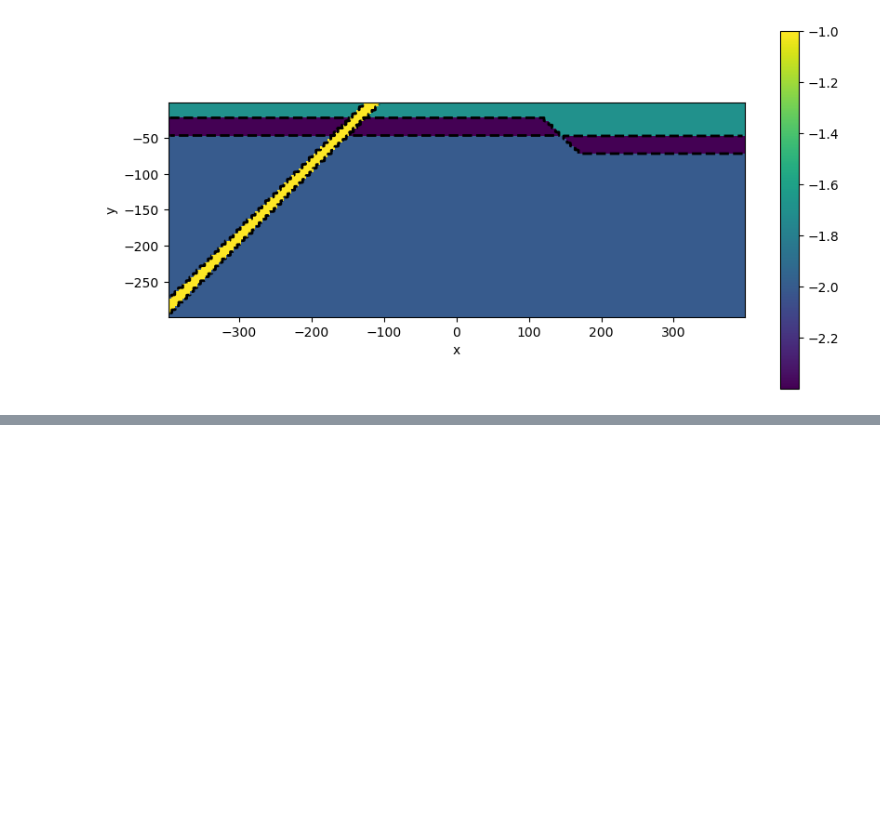
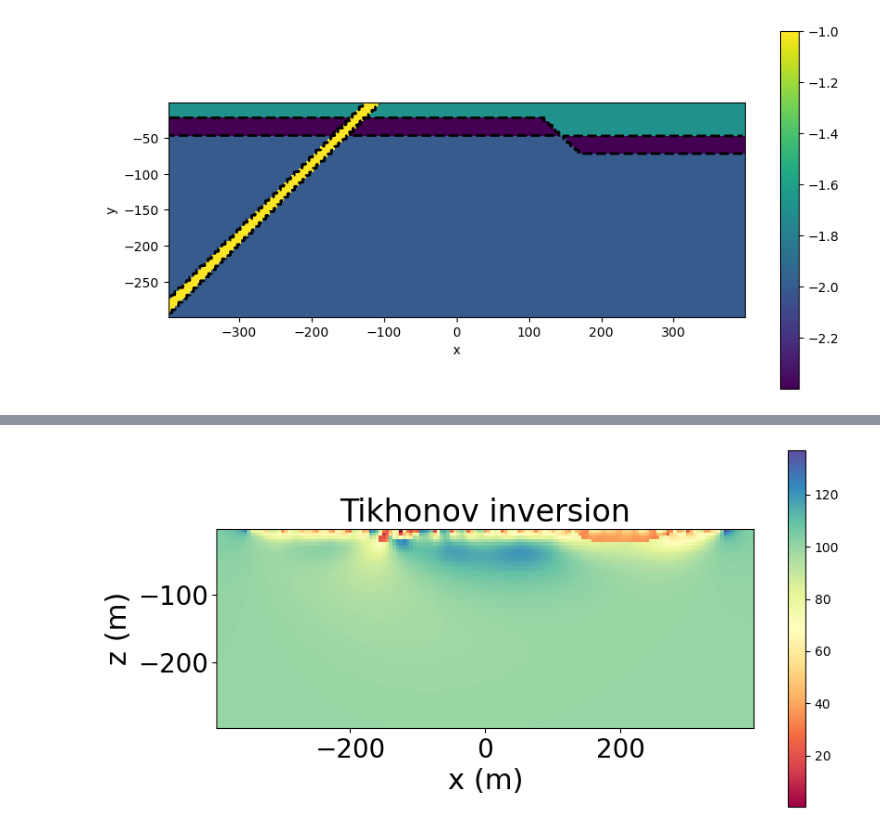
Before and after one commit to JKutt/transformers_segmentation, a Jupyter notebook: PGI/dcip/dcip2d_complex.ipynb, the cells around one changed output, grey strips where cells are left out. Saved outputs shown, nothing was run; the diff lists cells and outputs as text; code cells hidden in the pictures; blank space fills up the shorter version.

```diff
--- a/PGI/dcip/dcip2d_complex.ipynb
+++ b/PGI/dcip/dcip2d_complex.ipynb
@@ -800,0 +1060,15 @@ array([-10., -10., -10., ..., -10., -10., -10.])
+# %%
+# Plot the recovered model
+clim = [1, 500]
+fig, ax = plt.subplots(1,1,figsize=(10,5))
+dat = meshCore.plotImage(1 / np.exp(mcluster), ax=ax, pcolorOpts={'cmap':"Spectral"})
+plt.colorbar(dat[0])
+ax.set_title('Tikhonov inversion',fontsize=24)
+ax.set_aspect('equal')
+# ax.set_ylim([-15,0])
+ax.set_xlabel('x (m)',fontsize=22)
+ax.set_ylabel('z (m)',fontsize=22)
+ax.tick_params(labelsize=20)
+fig.subplots_adjust(right=0.85)
+# %% [output]
+[figure, added]
```
Also changed, not shown: parts of 9 cells of this notebook.
